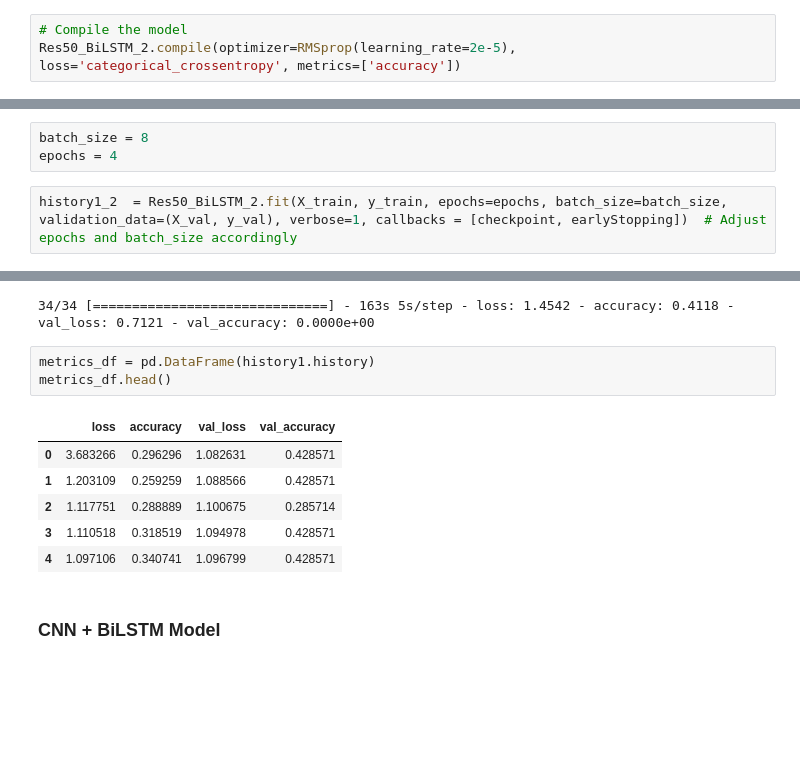
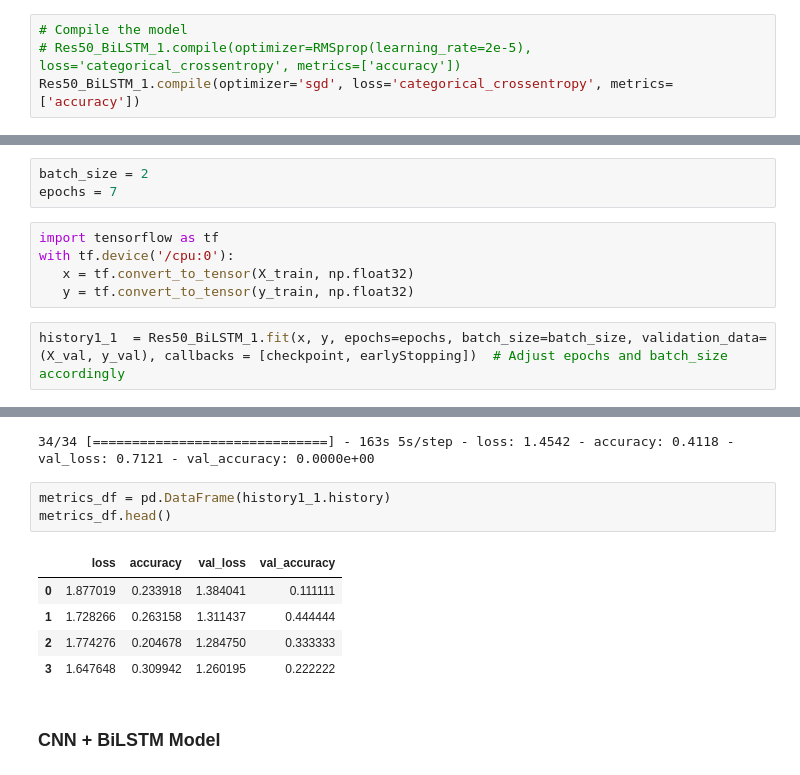
Before and after one commit to GauriR011/ASL-Detection-using-Deep-Learning, a Jupyter notebook: ASL_SLR1_(1).ipynb, the cells around one changed output, grey strips where cells are left out. Drawn from its saved outputs; the diff is of its cells as text; blank space fills up the shorter version.

Commit message:
Added code to convert datasets to tensor for GPU

```diff
--- a/ASL_SLR1_(1).ipynb
+++ b/ASL_SLR1_(1).ipynb
@@ -1286,4 +1386,5 @@ from keras.optimizers import Adam, RMSprop
 # %%
 # Compile the model
-Res50_BiLSTM_2.compile(optimizer=RMSprop(learning_rate=2e-5), loss='categorical_crossentropy', metrics=['accuracy'])
+# Res50_BiLSTM_1.compile(optimizer=RMSprop(learning_rate=2e-5), loss='categorical_crossentropy', metrics=['accuracy'])
+Res50_BiLSTM_1.compile(optimizer='sgd', loss='categorical_crossentropy', metrics=['accuracy'])
 # %%
@@ -1311,6 +1408,11 @@ Non-trainable params: 22534016 (85.96 MB)
 _________________________________________________________________
 # %%
-batch_size = 8
-epochs = 4
+batch_size = 2
+epochs = 7
+# %%
+import tensorflow as tf
+with tf.device('/cpu:0'):
+   x = tf.convert_to_tensor(X_train, np.float32)
+   y = tf.convert_to_tensor(y_train, np.float32)
 # %%
-history1_2  = Res50_BiLSTM_2.fit(X_train, y_train, epochs=epochs, batch_size=batch_size, validation_data=(X_val, y_val), verbose=1, callbacks = [checkpoint, earlyStopping])  # Adjust epochs and batch_size accordingly
+history1_1  = Res50_BiLSTM_1.fit(x, y, epochs=epochs, batch_size=batch_size, validation_data=(X_val, y_val), callbacks = [checkpoint, earlyStopping])  # Adjust epochs and batch_size accordingly
@@ -1325,15 +1440,14 @@ history1_2  = Res50_BiLSTM_2.fit(X_train, y_train, epochs=epochs, batch_size=bat
 # %% [output]
 34/34 [==============================] - 163s 5s/step - loss: 1.4542 - accuracy: 0.4118 - val_loss: 0.7121 - val_accuracy: 0.0000e+00
 # %%
-metrics_df = pd.DataFrame(history1.history)
+metrics_df = pd.DataFrame(history1_1.history)
 metrics_df.head()
 # %% [output]
 |  | loss | accuracy | val_loss | val_accuracy |
-| 0 | 3.683266 | 0.296296 | 1.082631 | 0.428571 |
-| 1 | 1.203109 | 0.259259 | 1.088566 | 0.428571 |
-| 2 | 1.117751 | 0.288889 | 1.100675 | 0.285714 |
-| 3 | 1.110518 | 0.318519 | 1.094978 | 0.428571 |
-| 4 | 1.097106 | 0.340741 | 1.096799 | 0.428571 |
+| 0 | 1.877019 | 0.233918 | 1.384041 | 0.111111 |
+| 1 | 1.728266 | 0.263158 | 1.311437 | 0.444444 |
+| 2 | 1.774276 | 0.204678 | 1.284750 | 0.333333 |
+| 3 | 1.647648 | 0.309942 | 1.260195 | 0.222222 |
 # %% [markdown]
 ### CNN + BiLSTM Model
 # %% [markdown]
```
Also changed, not shown: parts of 32 cells of this notebook.
